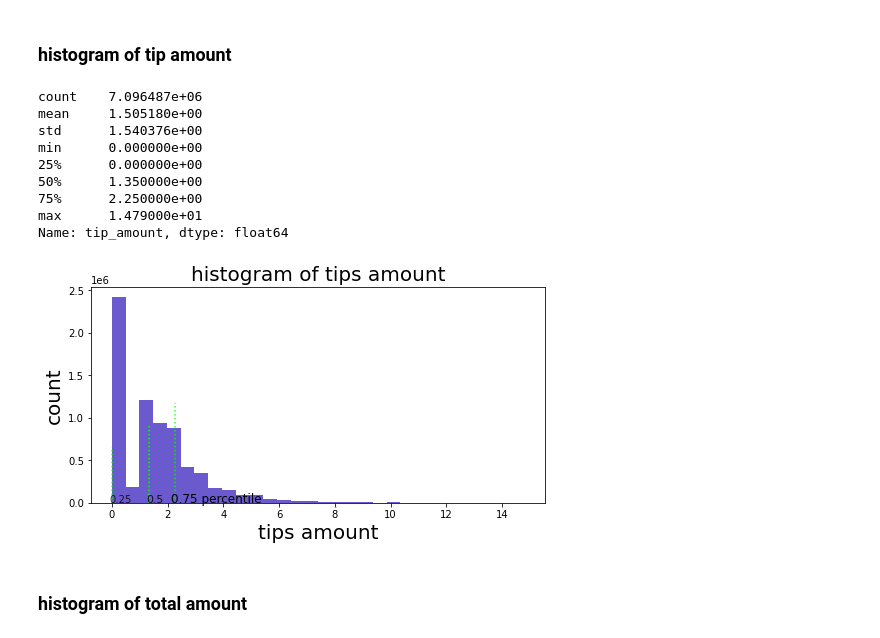
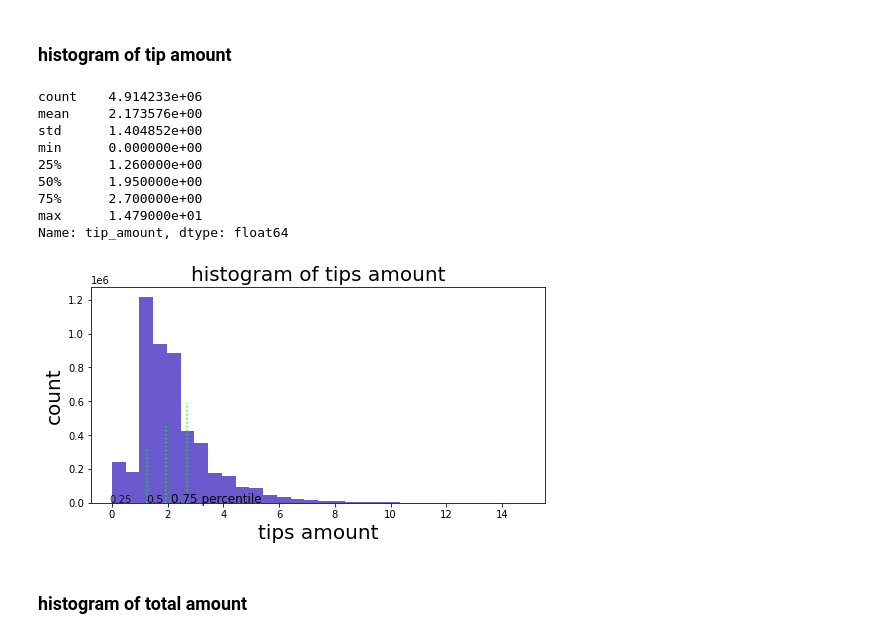
Before and after one commit to miayokka0926/Maximise-New-York-taxi-drivers-profits, a Jupyter notebook: code/full model.ipynb, the cells around one changed output. Cells and saved outputs as stored; diff of their text form; code cells hidden in the pictures.

Commit message:
visualising finish

```diff
--- a/code/full model.ipynb
+++ b/code/full model.ipynb
@@ -125,7 +125,6 @@ sample.reset_index().to_feather("../preprocessed_data/sample.feather")
 ## whole dateset representation
 # %%
 sample = pd.read_feather("../preprocessed_data/sample.feather")
-sample = sample.drop(['index'],axis=1)
 # %% [markdown]
 ### histogram of trip distance
 # %%
@@ -166,42 +165,44 @@ plt.show()
 [figure]
 # %% [markdown]
 ### histogram of tip amount
+# %%
+tips_sample = sample[sample['payment_type']==1]
 # %%
-sample['tip_amount'].describe()
+tips_sample['tip_amount'].describe()
 # %% [output]
-count    7.096487e+06
-mean     1.505180e+00
-std      1.540376e+00
+count    4.914233e+06
+mean     2.173576e+00
+std      1.404852e+00
 min      0.000000e+00
-25%      0.000000e+00
-50%      1.350000e+00
-75%      2.250000e+00
+25%      1.260000e+00
+50%      1.950000e+00
+75%      2.700000e+00
 max      1.479000e+01
 Name: tip_amount, dtype: float64
 # %%
-x=sample['tip_amount']
+x=tips_sample['tip_amount']
 fig=plt.figure(figsize=(9,6))
 histax = fig.add_axes([0.2,0.2,0.7,0.5])
 
 h=histax.hist(x,bins=30, color='slateblue')
-quants = [[0, 0.8, 0.26], [1.35, 1, 0.36],  [2.25, 0.8, 0.46]]
+quants = [[1.26, 0.8, 0.26], [1.95, 1, 0.36],  [2.70, 0.8, 0.46]]
 
 # Plot the lines with a loop
 for i in quants:
     histax.axvline(i[0], alpha = i[1], ymax = i[2], linestyle = ":", color='lime')
 
 histax.text(0-.1, 0.17, "0.25", size = 10, alpha = 0.8)
 histax.text(1.35-.13, 0.27, "0.5", size = 11, alpha = 0.85)
 histax.text(2.25-.13, 0.37, "0.75 percentile", size = 12, alpha = 1)
 
 plt.ylabel('count', fontsize = 20)
 plt.xlabel('tips amount', fontsize = 20)
 plt.title('histogram of tips amount',fontsize = 20)
 plt.savefig("../plots/histogram of tips amount.png")
 
 plt.show()
 # %% [output]
-[figure, old version]
+[figure, new version]
 # %% [markdown]
 ### histogram of total amount
 # %%
```
Also changed, not shown: parts of 29 cells of this notebook, 11 other files.
